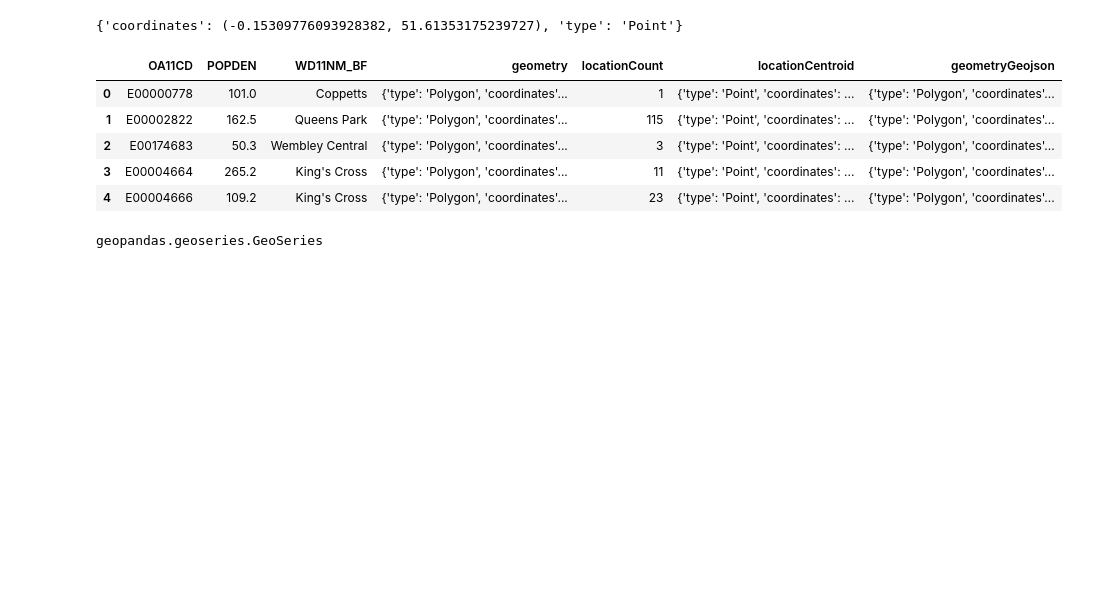
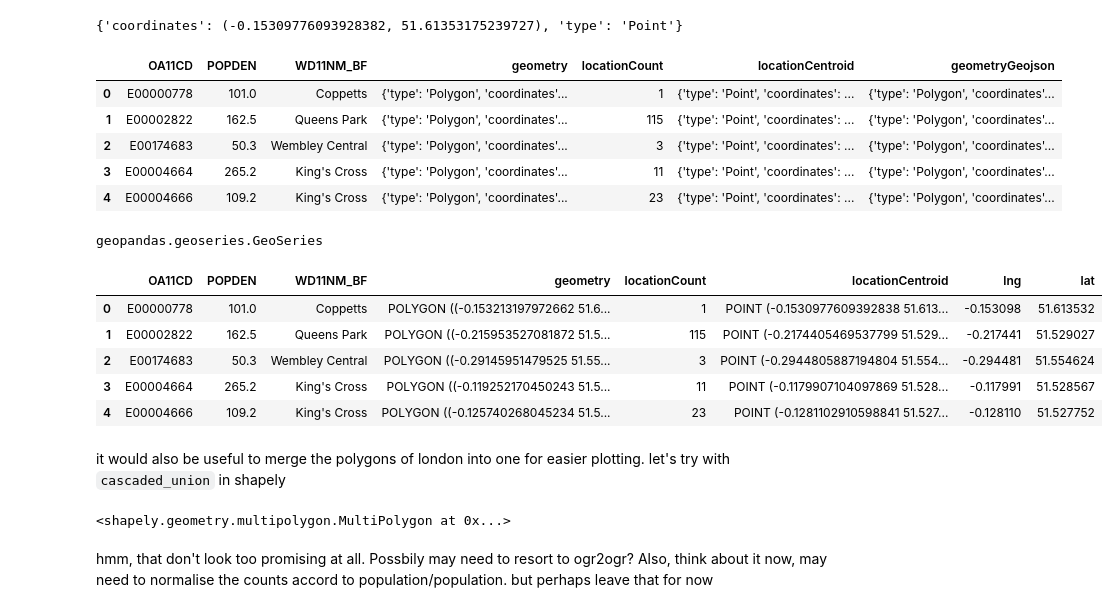
Before and after one commit to wwymak/instagram-london-explore, a Jupyter notebook: Instagram-London-analysis.ipynb, the cells around one changed output. Saved outputs shown, nothing was run; the diff lists cells and outputs as text; code cells hidden in the pictures; blank space fills up the shorter version.

```diff
--- a/Instagram-London-analysis.ipynb
+++ b/Instagram-London-analysis.ipynb
@@ -332,4 +333,5 @@ points = [Point(x['_id']['lng'], x['_id']['lat']) for x in locations]
 # %%
 locationsDF = pd.DataFrame({'geometry': points})
 locationsDF['locationCount'] = pointCount
+locationsDF['locationID'] = [x['_id']['locationid'] for x in locations]
 locationsDF = gpd.GeoDataFrame(locationsDF)
@@ -344,0 +340,4 @@ locationsDF.head()
+# %%
+locationsDF['lng'] = locationsDF['geometry'].map(lambda x: x.xy[0][0])
+locationsDF['lat'] = locationsDF['geometry'].map(lambda x: x.xy[1][0])
+locationsDF.head()
@@ -490,3 +503,15 @@ londonDFSubsetWithCounts.ix[:, ['OA11CD', 'locationCount']].to_csv('instagram-lo
 type(londonDFSubsetWithCounts['geometry'])
 # %% [output]
 geopandas.geoseries.GeoSeries
+# %%
+londonDFSubsetWithCounts['lng'] = londonDFSubsetWithCounts['locationCentroid'].map(lambda x: x.xy[0][0])
+londonDFSubsetWithCounts['lat'] = londonDFSubsetWithCounts['locationCentroid'].map(lambda x: x.xy[1][0])
+# %%
+londonDFSubsetWithCounts.head()
+# %% [output]
+|  | OA11CD | POPDEN | WD11NM_BF | geometry | locationCount | locationCentroid | lng | lat |
+| 0 | E00000778 | 101.0 | Coppetts | POLYGON ((-0.153213197972662 51.6... | 1 | POINT (-0.1530977609392838 51.613... | -0.153098 | 51.613532 |
+| 1 | E00002822 | 162.5 | Queens Park | POLYGON ((-0.215953527081872 51.5... | 115 | POINT (-0.2174405469537799 51.529... | -0.217441 | 51.529027 |
+| 2 | E00174683 | 50.3 | Wembley Central | POLYGON ((-0.29145951479525 51.55... | 3 | POINT (-0.2944805887194804 51.554... | -0.294481 | 51.554624 |
+| 3 | E00004664 | 265.2 | King's Cross | POLYGON ((-0.119252170450243 51.5... | 11 | POINT (-0.1179907104097869 51.528... | -0.117991 | 51.528567 |
+| 4 | E00004666 | 109.2 | King's Cross | POLYGON ((-0.125740268045234 51.5... | 23 | POINT (-0.1281102910598841 51.527... | -0.128110 | 51.527752 |
@@ -492,0 +521,2 @@ geopandas.geoseries.GeoSeries
+# %% [markdown]
+it would also be useful to merge the polygons of london into one for easier plotting. let's try with `cascaded_union` in shapely
@@ -492,0 +525,7 @@ geopandas.geoseries.GeoSeries
+# %%
+mergedPolygonLondon
+# %% [output]
+<shapely.geometry.multipolygon.MultiPolygon at 0x...>
+# %% [markdown]
+hmm, that don't look too promising at all. Possbily may need to resort to ogr2ogr?
+Also, think about it now, may need to normalise the counts accord to population/population. but perhaps leave that for now
```
Also changed, not shown: parts of 11 cells of this notebook, 5 other files.
